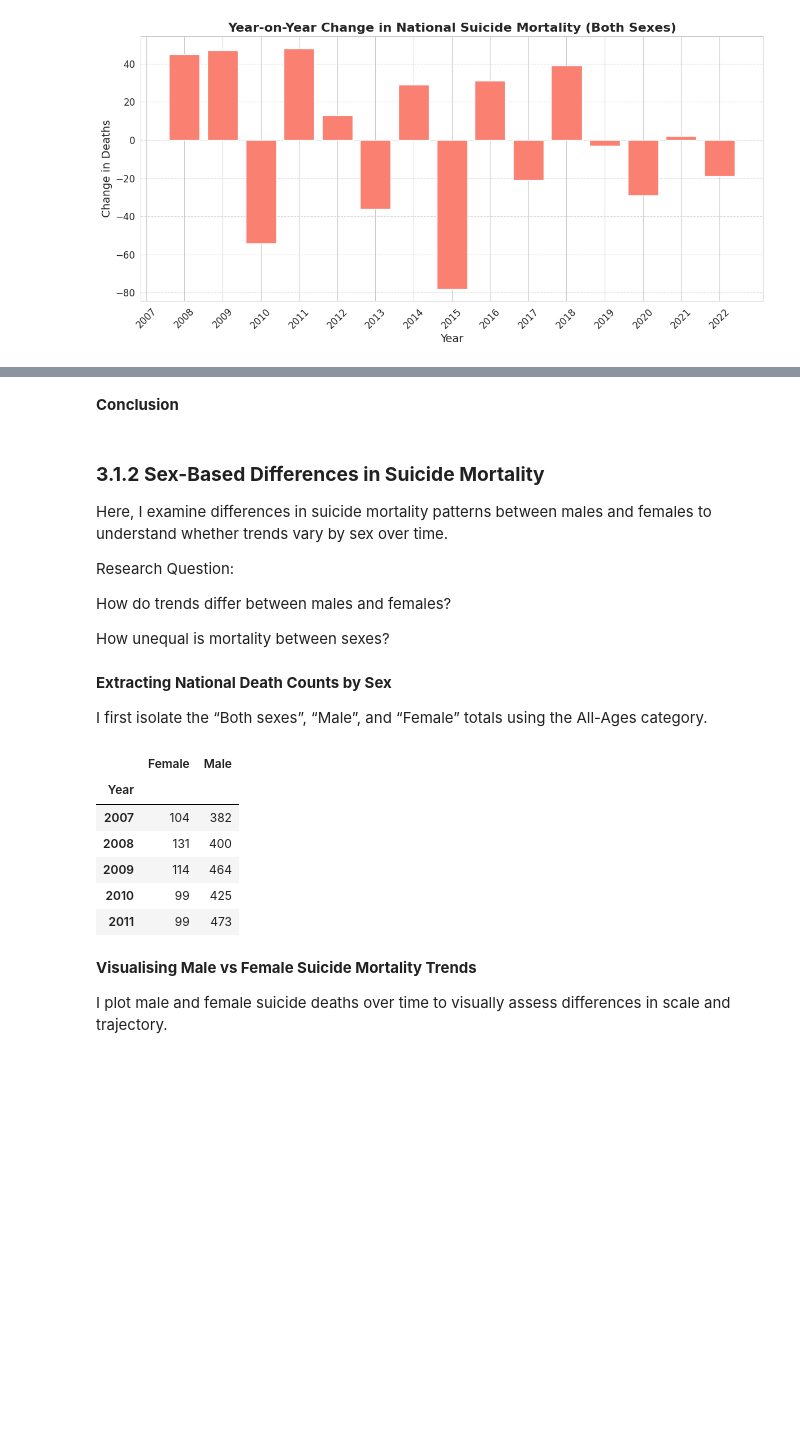
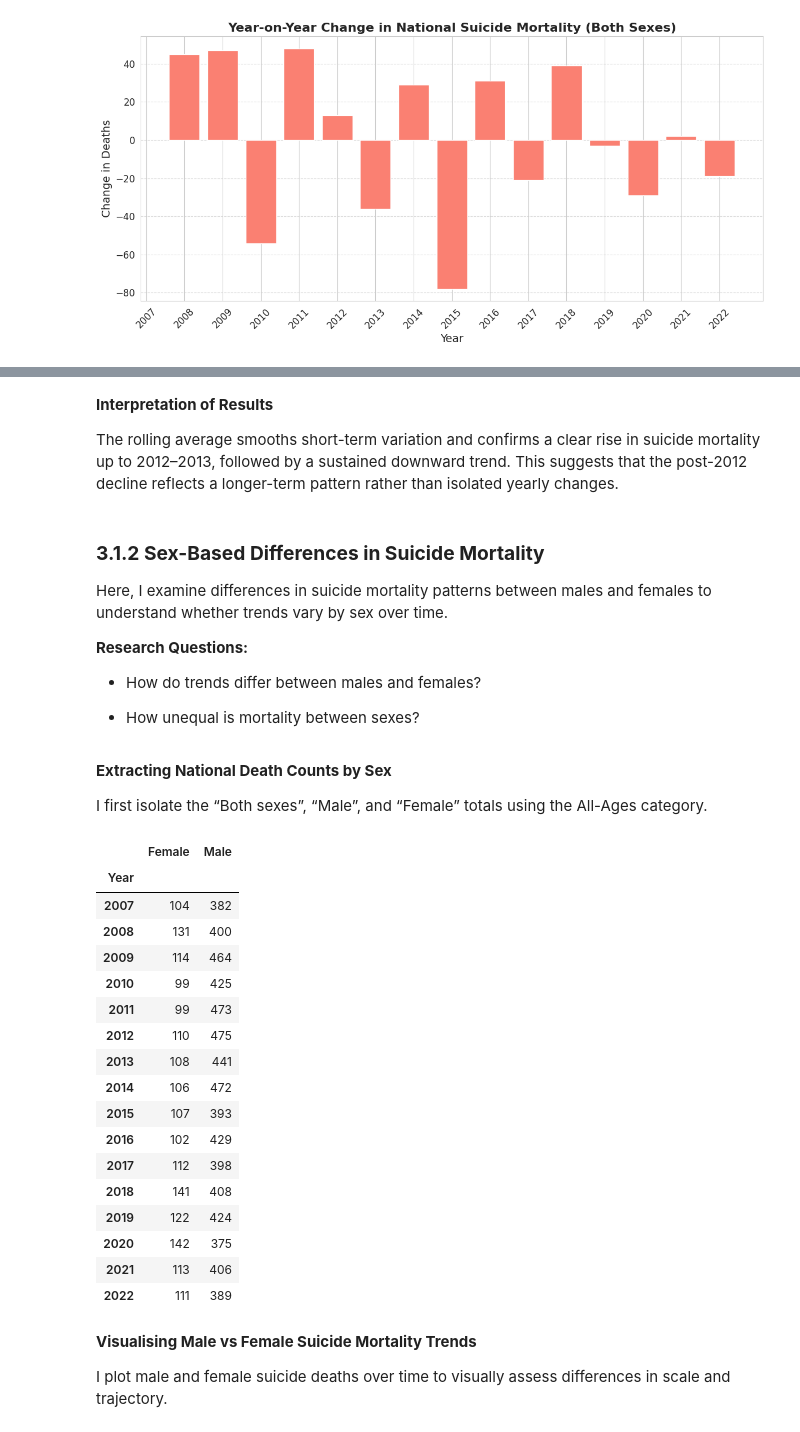
Before and after one commit to NibnabCodes/pfda_project, a Jupyter notebook: analysis.ipynb, the cells around one changed output, grey strips where cells are left out. Cells and saved outputs as stored; diff of their text form; code cells hidden in the pictures; blank space fills up the shorter version.

```diff
--- a/analysis.ipynb
+++ b/analysis.ipynb
@@ -878,15 +891,17 @@ plt.tight_layout()
 # %% [markdown]
-**Conclusion**
+**Interpretation of Results**
+
+The rolling average smooths short-term variation and confirms a clear rise in suicide mortality up to 2012–2013, followed by a sustained downward trend. This suggests that the post-2012 decline reflects a longer-term pattern rather than isolated yearly changes.
 # %% [markdown]
 ### **3.1.2 Sex-Based Differences in Suicide Mortality**
 
 Here, I examine differences in suicide mortality patterns between males and females to understand whether trends vary by sex over time.
 
-Research Question:
+**Research Questions:**
 
-How do trends differ between males and females?
+- How do trends differ between males and females?
 
-How unequal is mortality between sexes?
+- How unequal is mortality between sexes?
 # %% [markdown]
 **Extracting National Death Counts by Sex**
 
@@ -894,21 +909,32 @@ I first isolate the “Both sexes”, “Male”, and “Female” totals using
 # %%
 female_total = irish_deaths_by_age_sex_pivot[("All ages", "Female")]
 male_total = irish_deaths_by_age_sex_pivot[("All ages", "Male")]
 
 sex_mortality_df = pd.DataFrame({
     "Female": female_total,
     "Male": male_total,
 })
 
-sex_mortality_df.head()
+sex_mortality_df
 # %% [output]
 |  | Female | Male |
 | Year |  |  |
 | 2007 | 104 | 382 |
 | 2008 | 131 | 400 |
 | 2009 | 114 | 464 |
 | 2010 | 99 | 425 |
 | 2011 | 99 | 473 |
+| 2012 | 110 | 475 |
+| 2013 | 108 | 441 |
+| 2014 | 106 | 472 |
+| 2015 | 107 | 393 |
+| 2016 | 102 | 429 |
+| 2017 | 112 | 398 |
+| 2018 | 141 | 408 |
+| 2019 | 122 | 424 |
+| 2020 | 142 | 375 |
+| 2021 | 113 | 406 |
+| 2022 | 111 | 389 |
 # %% [markdown]
 **Visualising Male vs Female Suicide Mortality Trends**
 
```
Also changed, not shown: parts of 55 cells of this notebook.
